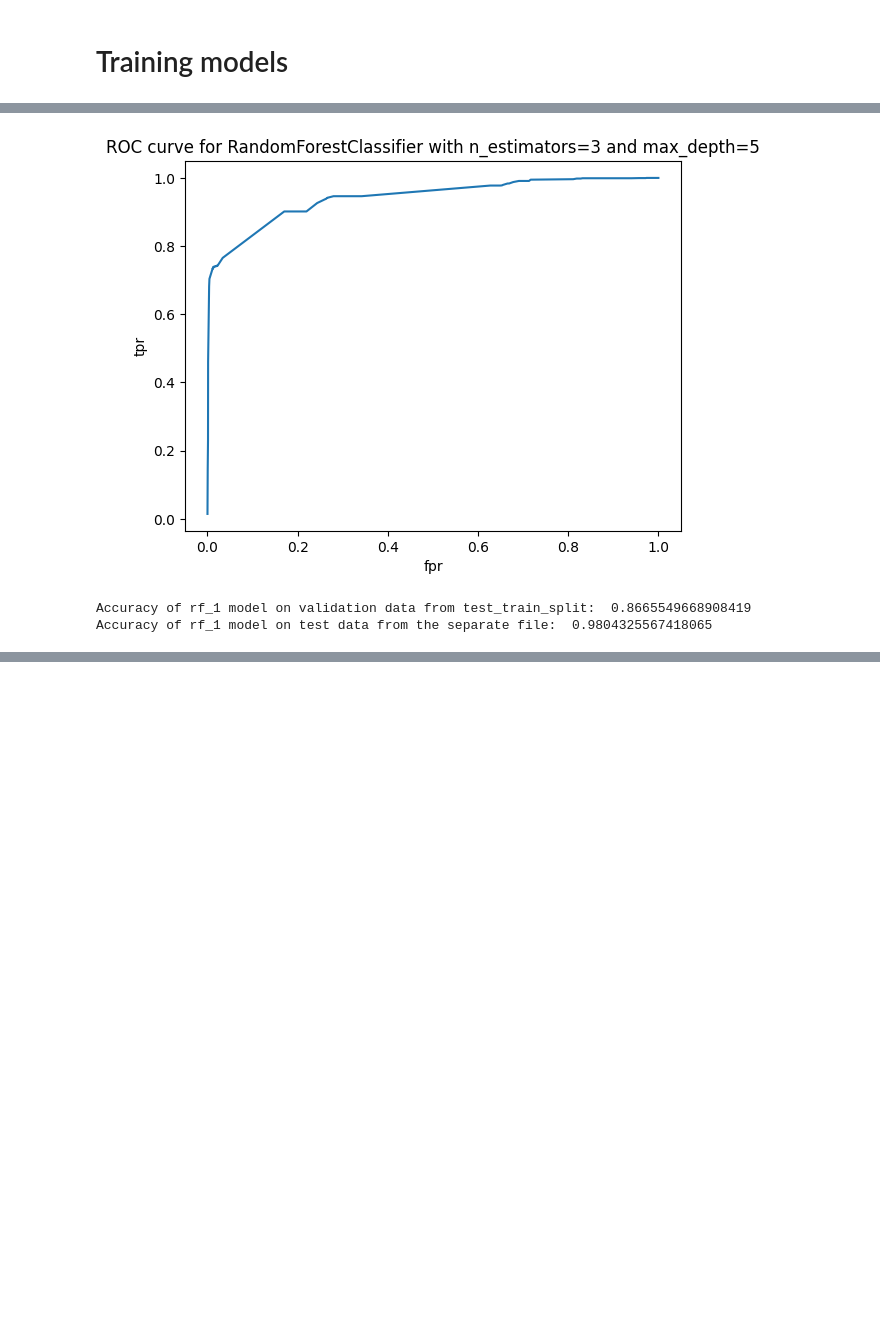
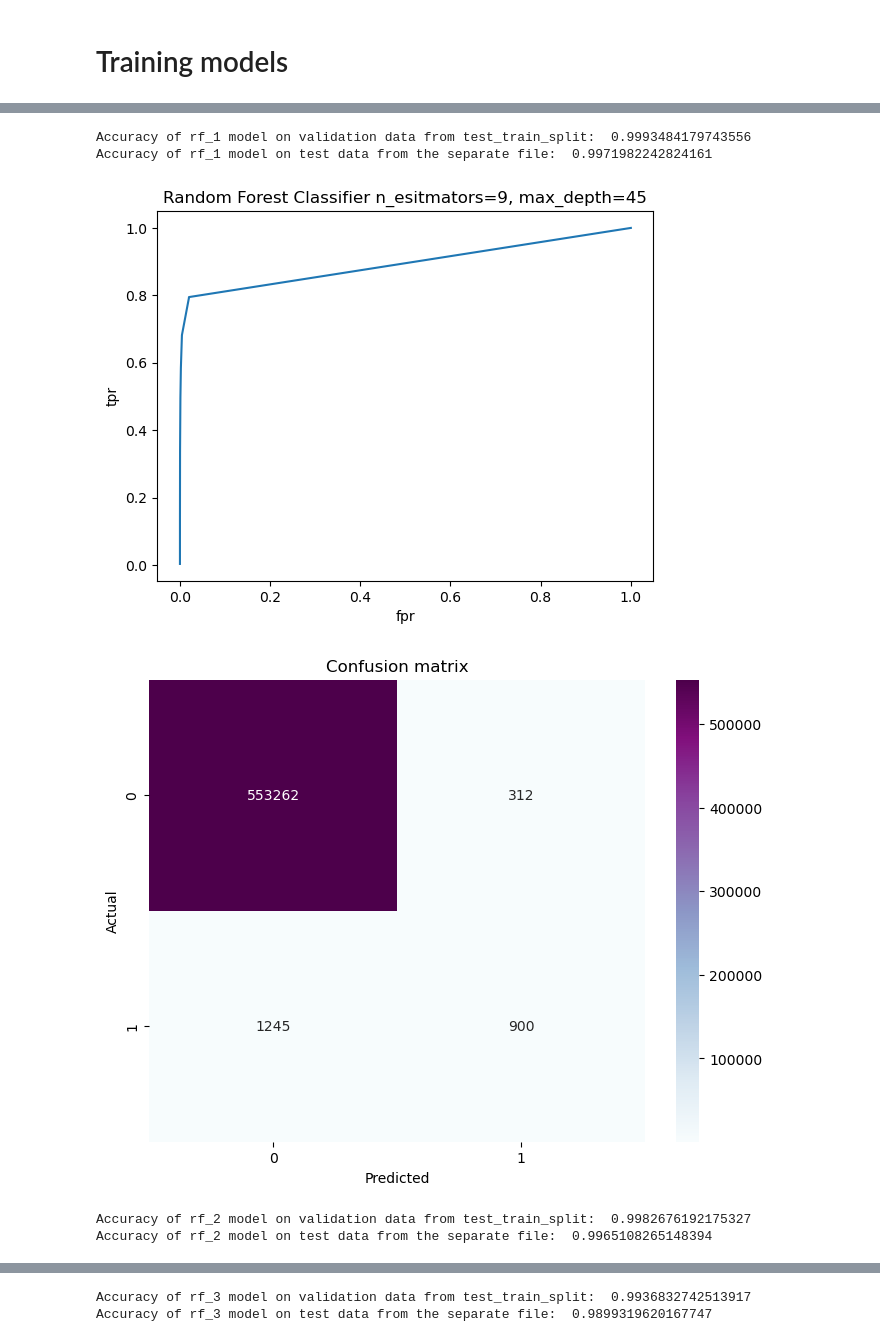
Before and after one commit to maarekarmenoras/IDS-project, a Jupyter notebook: project_file.ipynb, the cells around one changed output, grey strips where cells are left out. Cells and saved outputs as stored; diff of their text form; code cells hidden in the pictures; blank space fills up the shorter version.

Commit message:
RandomForest Improved, added feature engineering for job caregory

```diff
--- a/project_file.ipynb
+++ b/project_file.ipynb
@@ -117,13 +167,14 @@ Index(['Unnamed: 0', 'trans_date_trans_time', 'cc_num', 'merchant', 'category',
 
 data = calculateAgeWithDateOfBirth(data,'dob')
 data = makeGenderBinary(data, 'gender')
-
+print(data.columns)
 ## if you want to over sample then don't uncomment these lines, the oversampler can not handle so many col
-#data = encode_onehot(data,'job')
+#data = pd.get_dummies(data, columns=['job'])
 #data = encode_onehot(data,'category')
 #data = splitDateAndTime(data,'trans_date_trans_time')
-data = data.drop(columns=['Unnamed: 0','first','last','dob','city','street','state','trans_date_trans_time','trans_num','merchant','job','cc_num'])
+data = categorise_jobs(data,'job')
 
+data = data.drop(columns=['Unnamed: 0','first','last','dob','city','street','state','trans_date_trans_time','trans_num','merchant','cc_num'])
 
 ## Splitting the data back to train and test after feature engineering and cleanup
 train_cleaned = data[data['is_train']==1].drop(columns=['is_train'])
@@ -155,34 +236,59 @@ rf_1 = RandomForestClassifier(n_estimators=3, max_depth=5, random_state=0).fit(X
+# %%
+rf_1 = RandomForestClassifier(n_estimators=9, max_depth=45, random_state=0).fit(X_train, y_train)
+rf_2 = RandomForestClassifier(n_estimators=11, max_depth=30, random_state=0).fit(X_train, y_train)
+rf_3 = RandomForestClassifier(n_estimators=5, max_depth=20, random_state=0).fit(X_train, y_train)
+rf_4 = RandomForestClassifier(n_estimators=9, max_depth=10, random_state=0).fit(X_train, y_train)
+rf_5 = RandomForestClassifier(n_estimators=5, max_depth=5, random_state=0).fit(X_train, y_train)
 # %%
 ### ROC curve of rf_1
 
 ##One hot encoding the test dataset after feature engineering and cleanup
 test_cleaned_onehot = encode_onehot(test_cleaned,'category')
+test_cleaned_onehot = encode_onehot(test_cleaned_onehot,'job')
 
 ## X and y validation dataframes for predicting probability
 y_val = test_cleaned_onehot['is_fraud'].squeeze()
 X_val = test_cleaned_onehot.drop(columns=['is_fraud'])# features
-probs = rf_1.predict_proba(X_val)
 
-probs = pd.DataFrame(probs)# Store in pandas Dataframe with two columns
-probs = probs[1].squeeze()
-
-##finding unique cutoffs
-cutoffs = pd.DataFrame({'cutoff':probs.unique()})
-cutoffs = cutoffs.sort_values(by='cutoff',ascending=True)
-##finding true postive rate and false positive rate
-tpr = cutoffs.apply(lambda cut: np.sum(np.logical_and(probs >= cut[0], y_val == 1)) / np.sum(y_val == 1), axis=1)
-fpr = cutoffs.apply(lambda cut: np.sum(np.logical_and(probs >= cut[0], y_val == 0)) / np.sum(y_val == 0), axis=1)
-
-stats = pd.DataFrame({'cutoff':cutoffs.cutoff, 'tpr':tpr, 'fpr':fpr})
-plt.plot(stats['fpr'],stats['tpr'])
-plt.xlabel('fpr')
-plt.ylabel('tpr')
-plt.title('ROC curve for RandomForestClassifier with n_estimators=3 and max_depth=5')
-plt.show()
 
 print("Accuracy of rf_1 model on validation data from test_train_split: ",accuracy_score(rf_1.predict(X_test),y_test))
 print("Accuracy of rf_1 model on test data from the separate file: ",accuracy_score(rf_1.predict(X_val),y_val))
+plot_ROC(test_cleaned_onehot,rf_1,'is_fraud','Random Forest Classifier n_esitmators=9, max_depth=45')
+y_true = y_val
+y_pred = rf_1.predict(X_val)
+plot_confusion_matrix(y_true,y_pred)
+
+print("Accuracy of rf_2 model on validation data from test_train_split: ",accuracy_score(rf_2.predict(X_test),y_test))
+print("Accuracy of rf_2 model on test data from the separate file: ",accuracy_score(rf_2.predict(X_val),y_val))
+plot_ROC(test_cleaned_onehot,rf_1,'is_fraud','Random Forest Classifier n_esitmators=11, max_depth=30')
+y_true = y_val
+y_pred = rf_2.predict(X_val)
+plot_confusion_matrix(y_true,y_pred)
+
+print("Accuracy of rf_3 model on validation data from test_train_split: ",accuracy_score(rf_3.predict(X_test),y_test))
+print("Accuracy of rf_3 model on test data from the separate file: ",accuracy_score(rf_3.predict(X_val),y_val))
+plot_ROC(test_cleaned_onehot,rf_1,'is_fraud','Random Forest Classifier n_esitmators=5, max_depth=20')
+y_true = y_val
+y_pred = rf_3.predict(X_val)
+plot_confusion_matrix(y_true,y_pred)
+
+print("Accuracy of rf_4 model on validation data from test_train_split: ",accuracy_score(rf_4.predict(X_test),y_test))
+print("Accuracy of rf_4 model on test data from the separate file: ",accuracy_score(rf_4.predict(X_val),y_val))
+plot_ROC(test_cleaned_onehot,rf_1,'is_fraud','Random Forest Classifier n_esitmators=9, max_depth=10')
+y_true = y_val
+y_pred = rf_4.predict(X_val)
+plot_confusion_matrix(y_true,y_pred)
+
+print("Accuracy of rf_5 model on validation data from test_train_split: ",accuracy_score(rf_5.predict(X_test),y_test))
+print("Accuracy of rf_5 model on test data from the separate file: ",accuracy_score(rf_5.predict(X_val),y_val))
+plot_ROC(test_cleaned_onehot,rf_1,'is_fraud','Random Forest Classifier n_esitmators=5, max_depth=5')
+y_true = y_val
+y_pred = rf_5.predict(X_val)
+plot_confusion_matrix(y_true,y_pred)
 # %% [output]
+Accuracy of rf_1 model on validation data from test_train_split:  0.9993484179743556
+Accuracy of rf_1 model on test data from the separate file:  0.9971982242824161
-[figure, old version]
+[figure, new version]
-Accuracy of rf_1 model on validation data from test_train_split:  0.8665549668908419
-Accuracy of rf_1 model on test data from the separate file:  0.9804325567418065
+[figure, added]
+Accuracy of rf_2 model on validation data from test_train_split:  0.9982676192175327
+Accuracy of rf_2 model on test data from the separate file:  0.9965108265148394
@@ -188,0 +297,2 @@ Accuracy of rf_1 model on test data from the separate file:  0.9804325567418065
+Accuracy of rf_3 model on validation data from test_train_split:  0.9936832742513917
+Accuracy of rf_3 model on test data from the separate file:  0.9899319620167747
```
Also changed, not shown: parts of 13 cells of this notebook, 1 other file.
